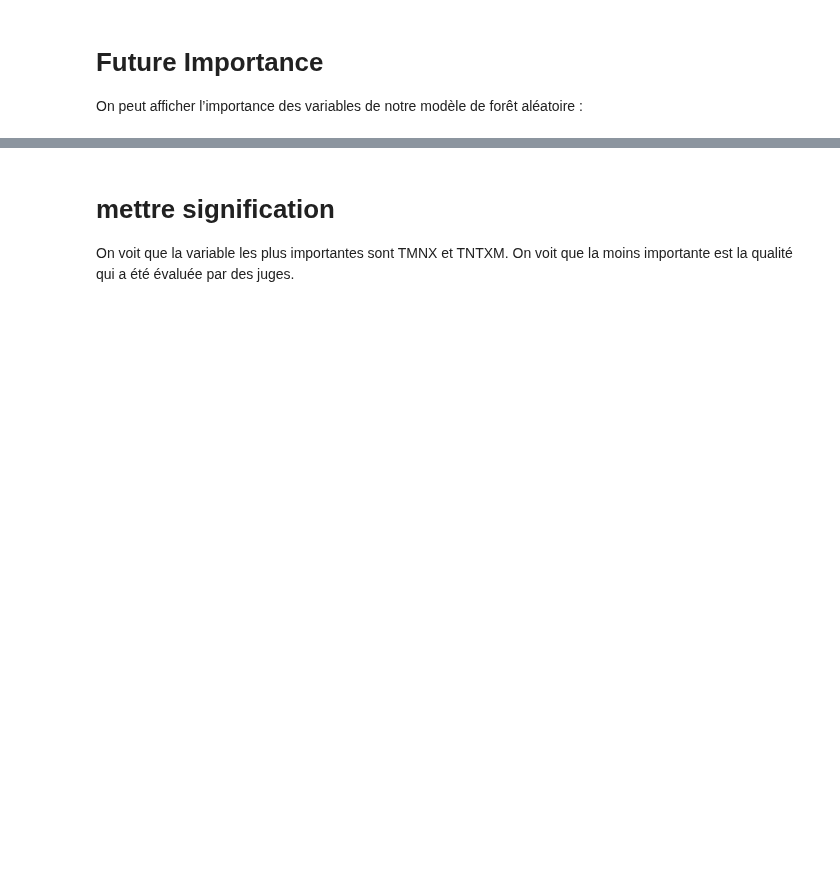
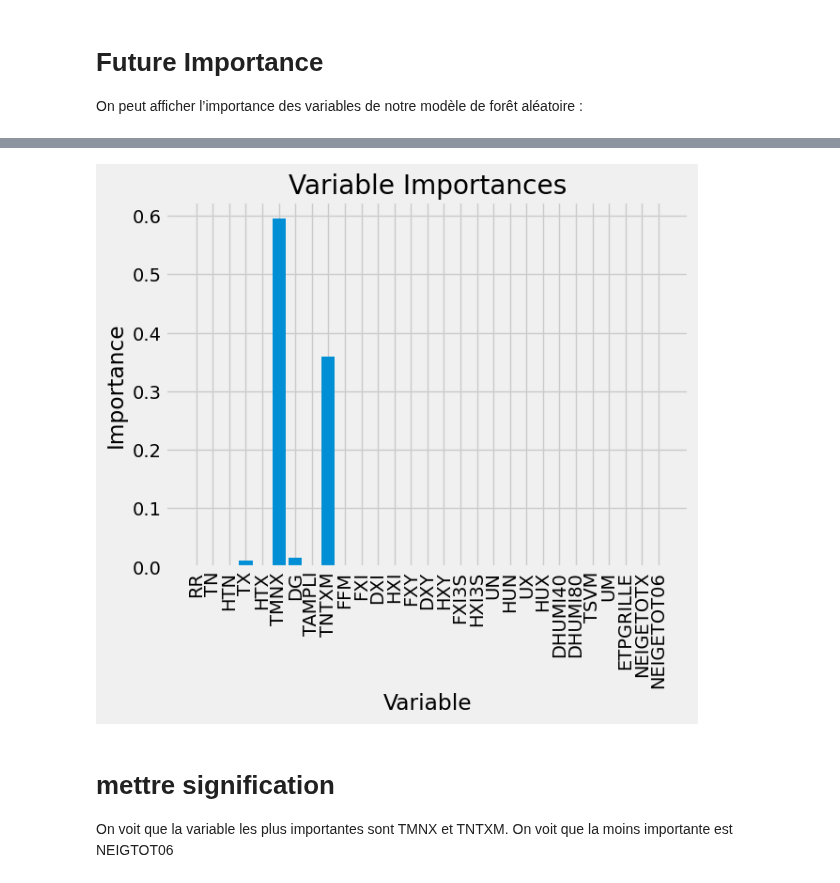
Before and after one commit to laureineCompaore/ProjetPython, a Jupyter notebook: RandomForestLaureine.ipynb, the cells around one changed output, grey strips where cells are left out. Cells and saved outputs as stored; diff of their text form; code cells hidden in the pictures; blank space fills up the shorter version.

```diff
--- a/RandomForestLaureine.ipynb
+++ b/RandomForestLaureine.ipynb
@@ -96,3 +94,22 @@ f.pd.DataFrame(rf.feature_importances_,
+# %%
+import matplotlib.pyplot as plt
+%matplotlib inline
+
+importances = list(rf.feature_importances_)
+feature_list = list(x_train.columns)
+
+# Set the style
+plt.style.use('fivethirtyeight')
+# list of x locations for plotting
+x_values = list(range(len(importances)))
+# Make a bar chart
+plt.bar(x_values, importances, orientation = 'vertical')
+# Tick labels for x axis
+plt.xticks(x_values, feature_list, rotation='vertical')
+# Axis labels and title
+plt.ylabel('Importance'); plt.xlabel('Variable'); plt.title('Variable Importances');
+# %% [output]
+[figure, added]
 # %% [markdown]
 # mettre signification
-On voit que la variable les plus importantes  sont  TMNX et TNTXM. On voit que la moins importante est la qualité qui a été évaluée par des juges.
+On voit que la variable les plus importantes  sont  TMNX et TNTXM. On voit que la moins importante est NEIGTOT06
```
Also changed, not shown: parts of 14 cells of this notebook, 2 other files.
